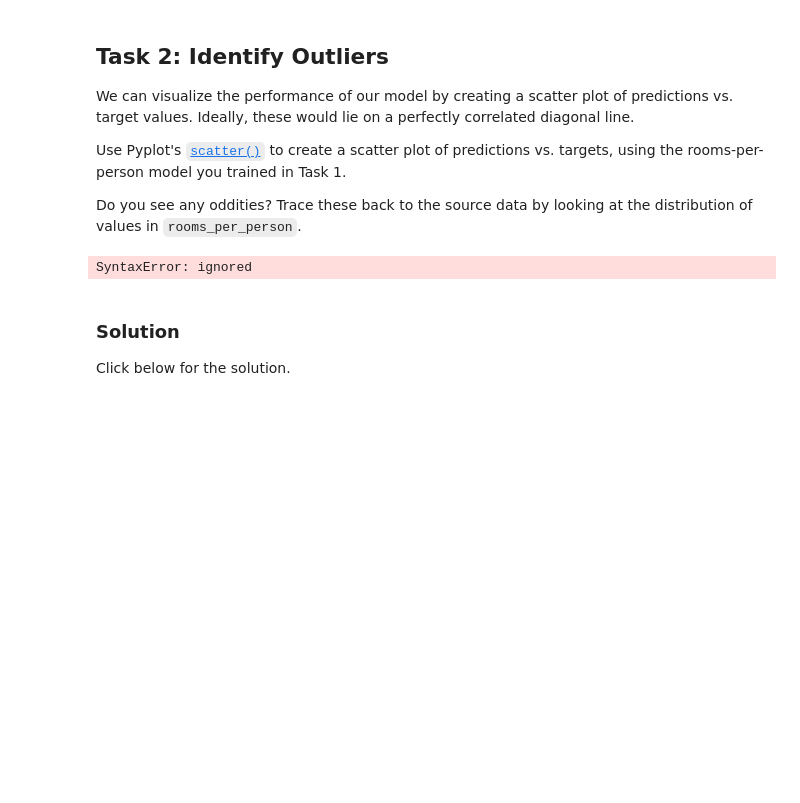
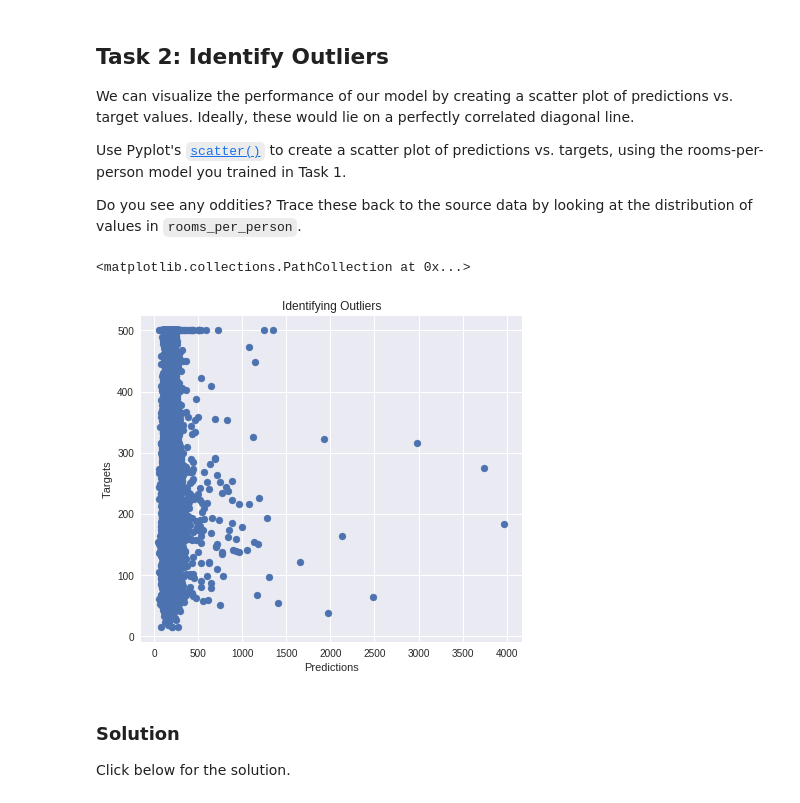
Before and after one commit to NehaAgarwal2598/Assignment-5, a Jupyter notebook: synthetic_features_and_outliers.ipynb, the cells around one changed output. Saved outputs shown, nothing was run; the diff lists cells and outputs as text; code cells hidden in the pictures; blank space fills up the shorter version.

```diff
--- a/synthetic_features_and_outliers.ipynb
+++ b/synthetic_features_and_outliers.ipynb
@@ -299,13 +299,14 @@ Do you see any oddities?  Trace these back to the source data by looking at the
 # %%
 # YOUR CODE HERE
 plt.figure(figsize=(15, 6))
 plt.subplot(1, 2, 1)
 plt.title('Identifying Outliers')
 plt.xlabel('Predictions')
 plt.ylabel('Targets')
-plt.scatter(calibration_data['predictions'], calibration_data['targets']
+plt.scatter(calibration_data['predictions'], calibration_data['targets'])
 # %% [output]
-SyntaxError: ignored
+<matplotlib.collections.PathCollection at 0x...>
+[figure, added]
 # %% [markdown]
 ### Solution
 
```
Also changed, not shown: parts of 9 cells of this notebook.
